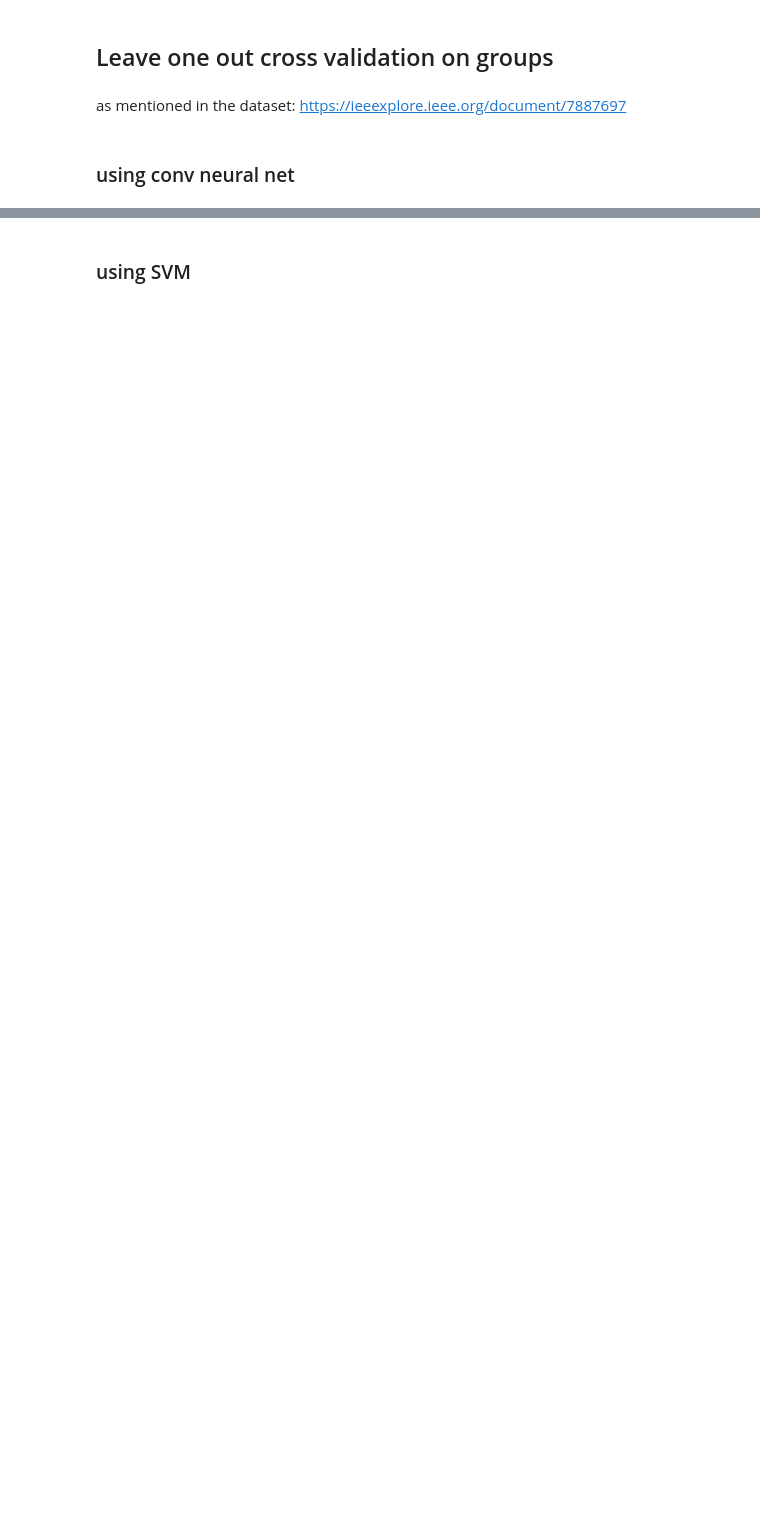
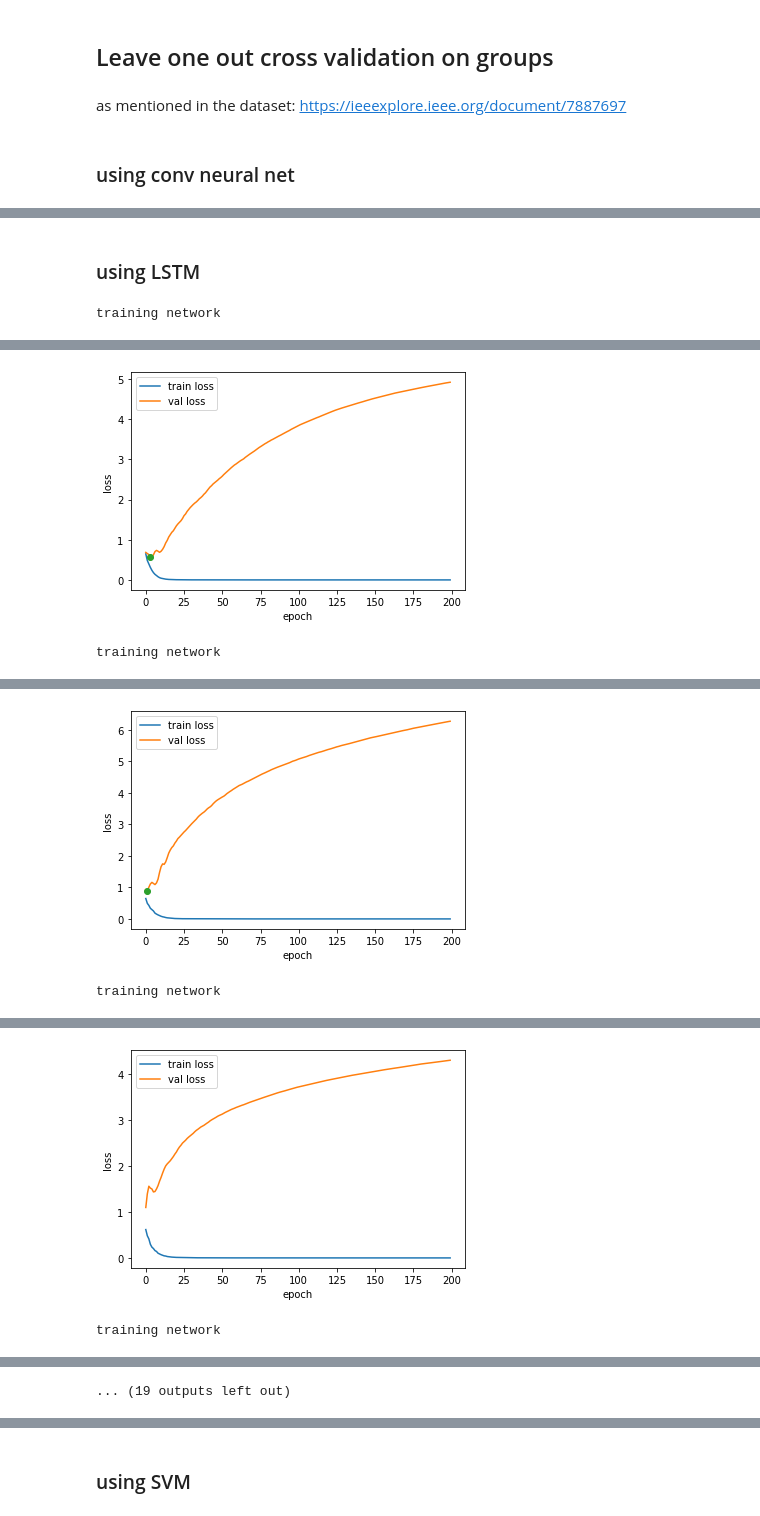
Before and after one commit to gourarushi/Emotion_Recognition, a Jupyter notebook: notebooks/Dreamer.ipynb, the cells around one changed output, grey strips where cells are left out. Saved outputs shown, nothing was run; the diff lists cells and outputs as text; code cells hidden in the pictures; blank space fills up the shorter version.

```diff
--- a/notebooks/Dreamer.ipynb
+++ b/notebooks/Dreamer.ipynb
@@ -288,0 +308,46 @@ view final scores
+# %% [markdown]
+### using LSTM
+# %%
+for person in tqdm(zip(*data), total=len(data[0])):
+
+  inputs, labels = person
+
+  # divide into groups as mentioned in the paper: https://ieeexplore.ieee.org/document/7887697
+  groups = np.random.choice(range(18), (8,2), replace=False)
+  single_groups = [i for i in range(18) if i not in groups]
+  groups = [list(group) for group in groups] + single_groups
+
+  for test_group in tqdm(groups):
+    train_groups = [group for group in groups if group!=test_group]
+    train_groups = np.hstack(train_groups)
+    if type(test_group) == int: test_group = [test_group]
+
+    train_inputs, train_labels = inputs[train_groups], labels[train_groups]
+    test_inputs, test_labels = inputs[test_group], labels[test_group]
+
+
+    # split data into train and val and then create loaders
+    dataloaders = data_f.create_trainValLoaders(train_inputs.swapaxes(1,2), train_labels, test_size=1, batch_size=4)
+    # just use train data without split
+    # dataloaders= {'train' : data_f.createLoader(train_inputs, train_labels, batch_size=2, shuffle=True)}
+    dataloaders['test'] = data_f.createLoader(test_inputs.swapaxes(1,2), test_labels, batch_size=2)
+
+    model = network_architectures.MV_LSTM(n_features=32,seq_length=500,n_classes=3)
+    model = model.to(device)
+    criterion = nn.BCEWithLogitsLoss()
+    optimizer = optim.Adam(model.parameters(), lr=0.001)
+
+    best_params = network_f.trainNet(model, criterion, optimizer, dataloaders, epochs=200, verbose=2)
+    model.load_state_dict(best_params)
+
+    lbl_true, lbl_pred = network_f.get_predn(model, dataloaders['test'], predict_fn='threshold')
+    lbl_true, lbl_pred = list(zip(*lbl_true)), list(zip(*lbl_pred))
+
+    for score_indx, score_type in enumerate(score_types):
+      results[score_type]['F1 Score'].append(f1_score(lbl_true[score_indx], lbl_pred[score_indx], zero_division=0))
+      results[score_type]['Accuracy'].append(accuracy_score(lbl_true[score_indx], lbl_pred[score_indx]))
+
+  print_scores(results)
+  break
+# %% [output]
+training network
@@ -288,0 +365,2 @@ view final scores
+[figure, added]
+training network
@@ -288,0 +378,2 @@ view final scores
+[figure, added]
+training network
@@ -288,0 +391,2 @@ view final scores
+[figure, added]
+training network
@@ -289,3 +405,4 @@ view final scores
+... (19 outputs left out)
 # %%
 print_scores(results)
 # %% [output]
```
Also changed, not shown: parts of 17 cells of this notebook, 5 other files.
